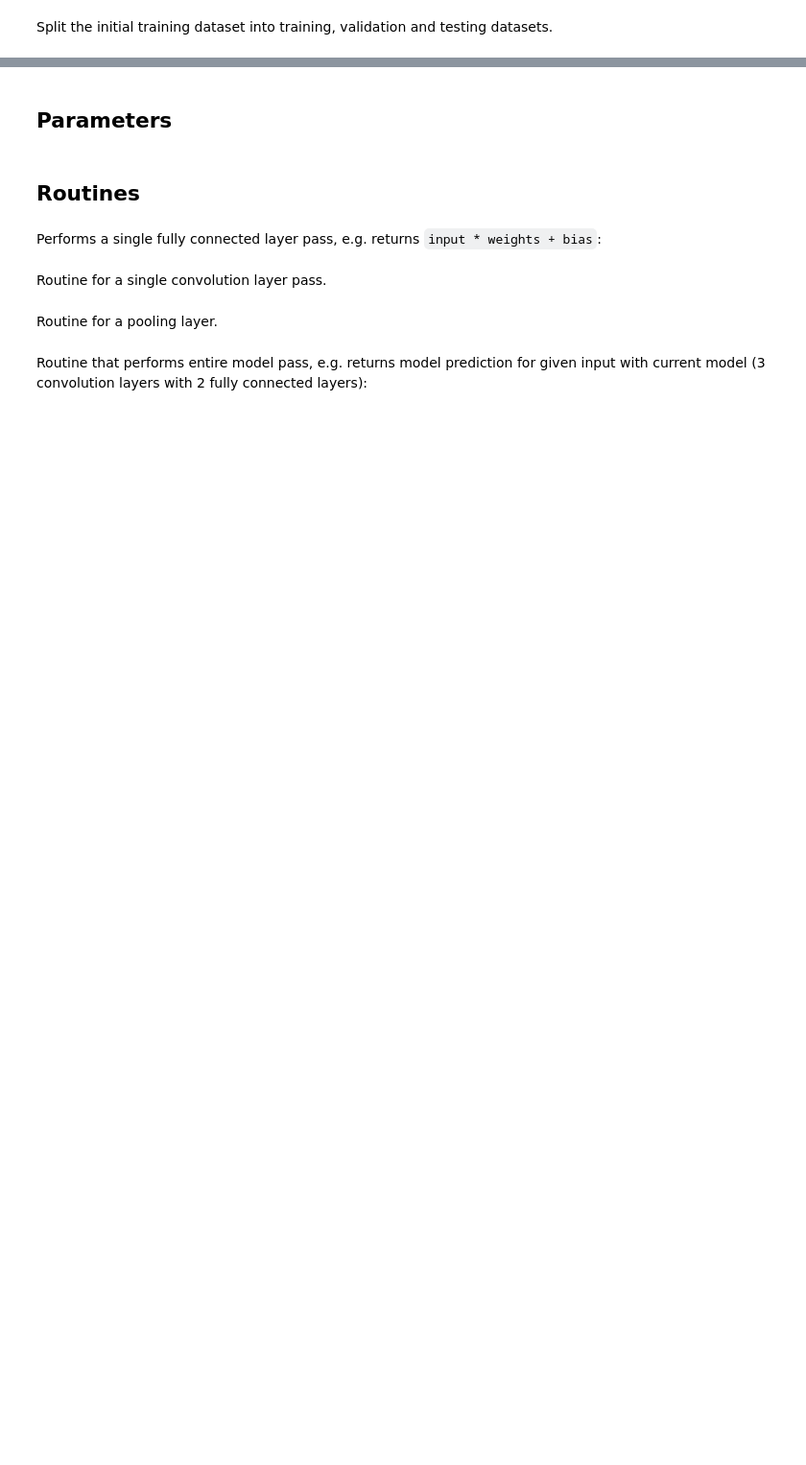
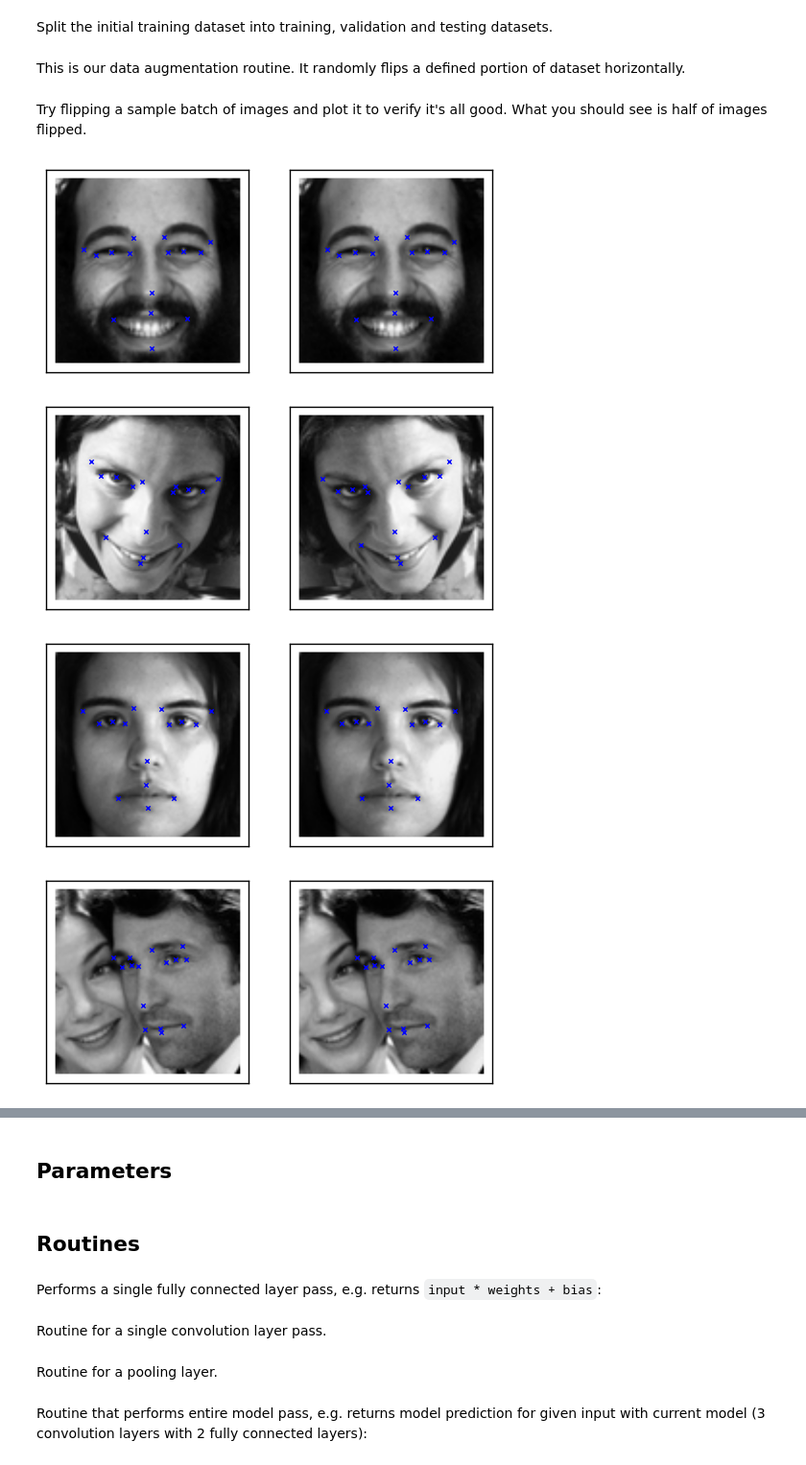
Before and after one commit to alexstaravoitau/kaggle-facial-keypoints-detection, a Jupyter notebook: 2_convolutions.ipynb, the cells around one changed output, grey strips where cells are left out. Shown at 96% size. Saved outputs shown, nothing was run; the diff lists cells and outputs as text; code cells hidden in the pictures; blank space fills up the shorter version.

```diff
--- a/2_convolutions.ipynb
+++ b/2_convolutions.ipynb
@@ -100,3 +93,51 @@ Split the initial training dataset into training, validation and testing dataset
 # %%
 x_train, x_test, y_train, y_test = train_test_split(X, y, test_size = 0.3)
 x_test, x_valid, y_test, y_valid = train_test_split(x_test, y_test, test_size = 0.5)
+# %% [markdown]
+This is our data augmentation routine. It randomly flips a defined portion of dataset horizontally.
+# %%
+class FlipBatchIterator(BatchIterator):
+    flip_indices = [
+        (0, 2), (1, 3),
+        (4, 8), (5, 9), (6, 10), (7, 11),
+        (12, 16), (13, 17), (14, 18), (15, 19),
+        (22, 24), (23, 25),
+        ]
+
+    def transform(self, Xb, yb):
+        Xb, yb = super(FlipBatchIterator, self).transform(Xb, yb)
+
+        # Flip half of the images in this batch at random:
+        bs = Xb.shape[0]
+        indices = np.random.choice(bs, int(bs / 2), replace=False)
+        Xb[indices] = Xb[indices, :, ::-1, :]
+
+        if yb is not None:
+            # Horizontal flip of all x coordinates:
+            yb[indices, ::2] = yb[indices, ::2] * -1
+
+            # Swap places, e.g. left_eye_center_x -> right_eye_center_x
+            for a, b in self.flip_indices:
+                yb[indices, a], yb[indices, b] = (
+                    yb[indices, b], yb[indices, a])
+
+        return Xb, yb
+# %% [markdown]
+Try flipping a sample batch of images and plot it to verify it's all good. What you should see is half of images flipped.
+# %%
+batch_iterator = FlipBatchIterator(batch_size = 10)
+for x_batch, y_batch in batch_iterator(X.copy(), y.copy()):
+    for i in range(10):
+        # plot two images:
+        fig = pyplot.figure(figsize=(6, 3))
+        ax = fig.add_subplot(1, 2, 1, xticks=[], yticks=[])
+        plot_sample(X[i], y[i], ax)
+        ax = fig.add_subplot(1, 2, 2, xticks=[], yticks=[])
+        plot_sample(x_batch[i], y_batch[i], ax)
+        pyplot.show()
+    break
+# %% [output]
+[figure, added]
+[figure, added]
+[figure, added]
+[figure, added]
```
Also changed, not shown: parts of 11 cells of this notebook, 1 other file.
